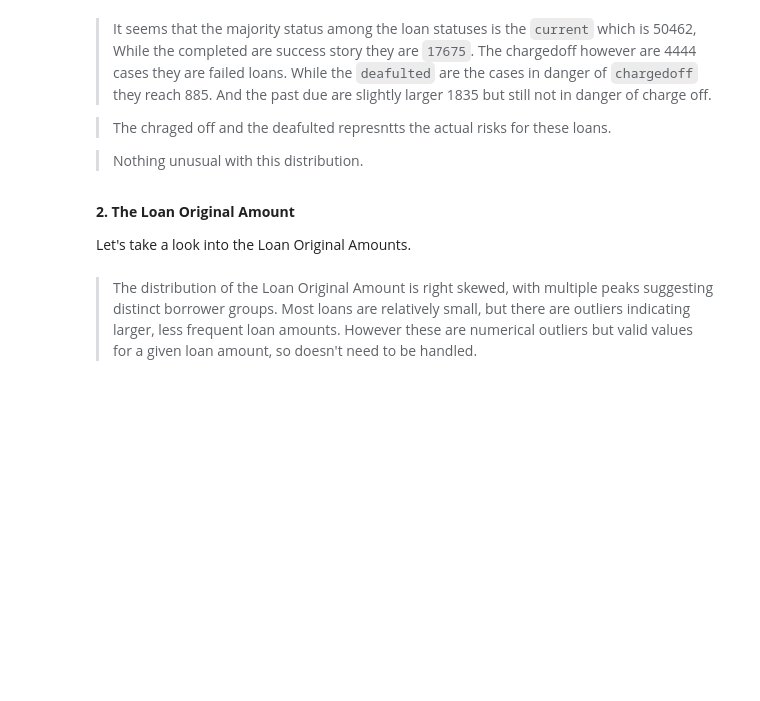
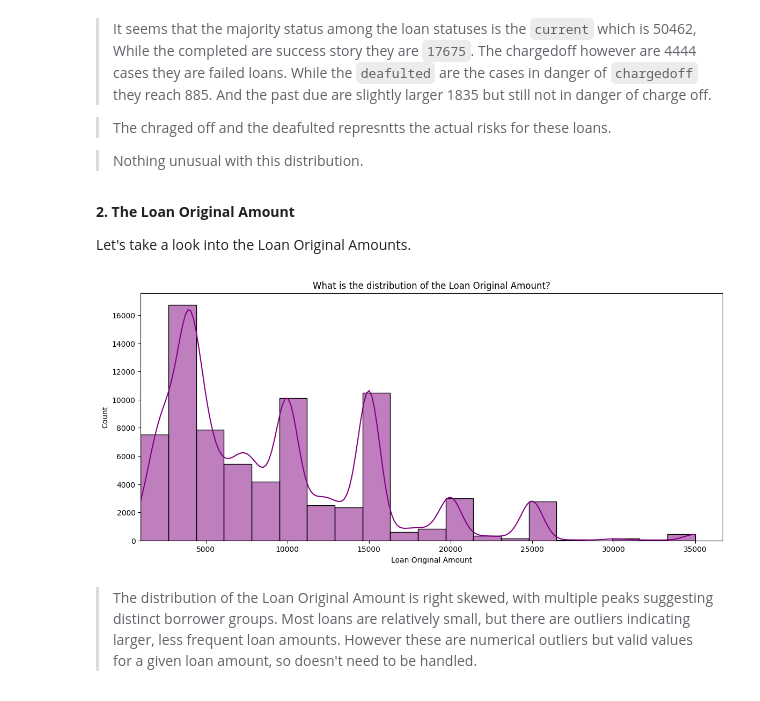
Before and after one commit to sondosaabed/Prosper-Loan-Analysis, a Jupyter notebook: Part_I_exploration.ipynb, the cells around one changed output. Saved outputs shown, nothing was run; the diff lists cells and outputs as text; code cells hidden in the pictures; blank space fills up the shorter version.

```diff
--- a/Part_I_exploration.ipynb
+++ b/Part_I_exploration.ipynb
@@ -512,12 +512,14 @@ plt.title('What are the distribution of the Loan Statuses?');
 
 Let's take a look into the Loan Original Amounts.
 # %%
-plt.figure(figsize=(12, 6))
+plt.figure(figsize=(14, 6))
 sns.histplot(data= credit_borrower_df,  x = 'LoanOriginalAmount', bins=20, kde= True, color = 'purple')
 plt.title('What is the distribution of the Loan Original Amount?')
 plt.ylabel('Count')
 plt.xlim(1000)
 plt.xlabel('Loan Original Amount');
+# %% [output]
+[figure, added]
 # %% [markdown]
 > The distribution of the Loan Original Amount is right skewed, with multiple peaks suggesting distinct borrower groups. Most loans are relatively small, but there are outliers indicating larger, less frequent loan amounts. However these are numerical outliers but valid values for a given loan amount, so doesn't need to be handled.
 # %% [markdown]
```
Also changed, not shown: parts of 5 cells of this notebook.
